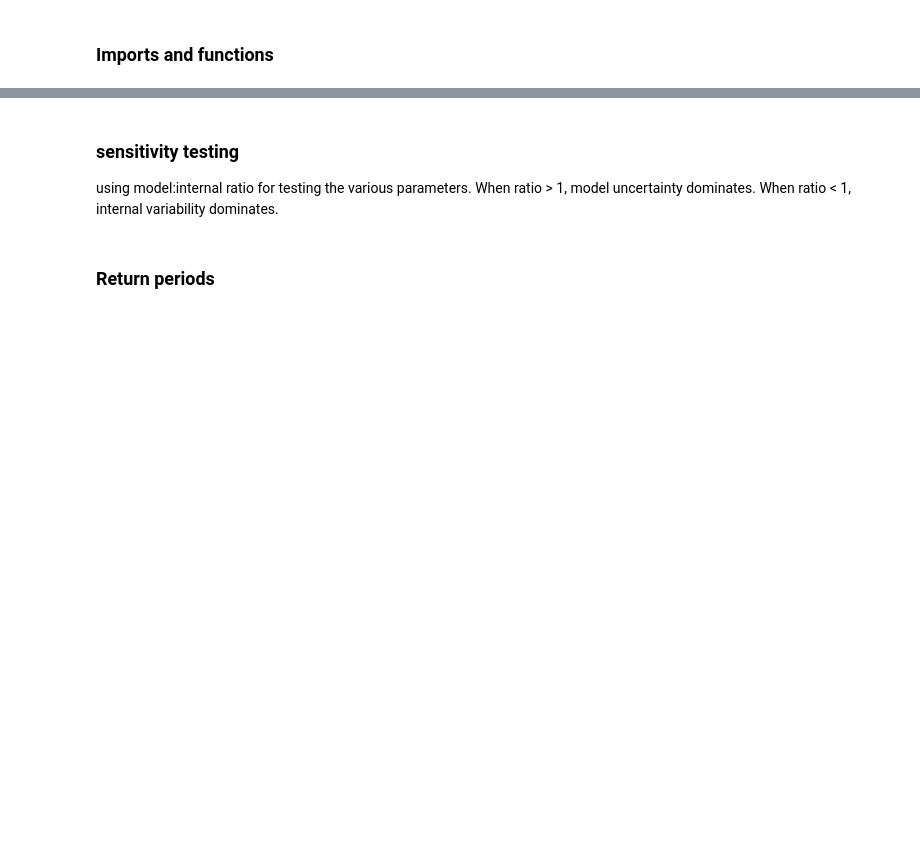
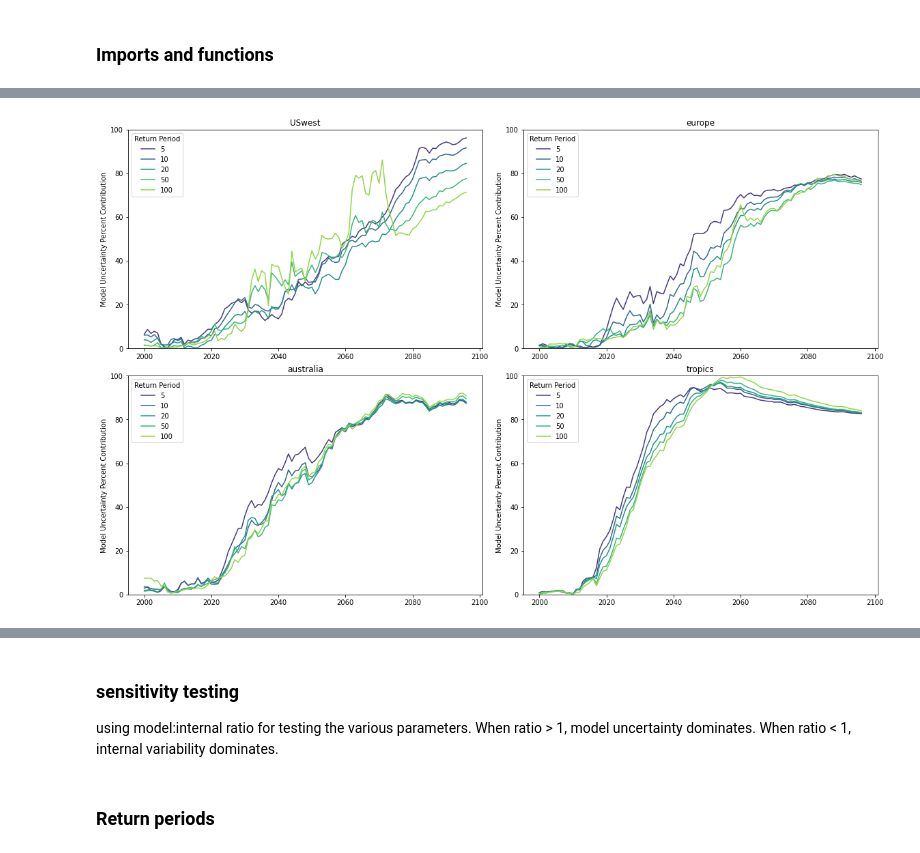
Before and after one commit to MackenzieBlanusa/InternalVariability, a Jupyter notebook: notebooks/SensitivityPlots.ipynb, the cells around one changed output, grey strips where cells are left out. Cells and saved outputs as stored; diff of their text form; code cells hidden in the pictures; blank space fills up the shorter version.

Commit message:
Added plots using global code

```diff
--- a/notebooks/SensitivityPlots.ipynb
+++ b/notebooks/SensitivityPlots.ipynb
@@ -37,10 +38,26 @@ def sensitivity_test(parameter,region,args):
+# %%
+def sensitivity_test(parameter,region,x_type,load,args):
+    values = args[parameter]
+    datasets = []
+    for i in values:
+        args[parameter] = i
+        region.compute_x(x_type=x_type,load=load,**args)
+        region.compute_LE()
+        region.compute_FIT()
+        internal = region.results
+        internal = internal.squeeze()
+        datasets.append(internal)
+    dataset = xr.concat(datasets, dim=values)
+    dataset['MTratio'] = (dataset.M_LE/dataset.T_LE)*100
+
+    return dataset
 # %%
-def sensitivity_allregions(parameter, args):
+def sensitivity_allregions(parameter,x_type,load,args):
     regions = [USwest,europe,australia,tropics]
     dss = []
     for r in regions:
         tmp_args = deepcopy(args)
-        ds = sensitivity_test(parameter=parameter,region=r,args=tmp_args)
+        ds = sensitivity_test(parameter=parameter,region=r,x_type=x_type,load=load,args=tmp_args)
         ds = ds.expand_dims('region')
         dss.append(ds)
     regions = ['USwest','europe','australia','tropics']
@@ -62,0 +108,10 @@ def extreme_internal_allregions(args):
+# %%
+test_return = sensitivity_allregions(parameter='return_period',
+                 x_type='quantile_return',
+                 load=False,
+                 args = {'return_period':[5,10,20,50,100],
+                            'coarsen':1,
+                            'consec_days':1,
+                            'rolling_average':10,
+                            'hist_slice':slice('1995','2014')
+                            })
@@ -62,0 +298,16 @@ def extreme_internal_allregions(args):
+# %%
+fig,ax = plt.subplots(nrows=2,ncols=2,constrained_layout=True,figsize=(16,10))
+colors = sns.color_palette("viridis", len(test_return.concat_dim))
+axes = [ax[0,0],ax[0,1],ax[1,0],ax[1,1]]
+regions = ['USwest','europe','australia','tropics']
+for axe,r in zip(axes,regions):
+    for i,m in enumerate(test_return.concat_dim):
+        axe.plot(test_return.sel(region=r,concat_dim=m).time,test_return.sel(region=r,concat_dim=m).MTratio,
+                c=colors[i])
+        labels=['5','10','20','50','100']
+        axe.legend(labels=labels,loc=2,title='Return Period')
+        axe.set_ylabel('Model Uncertainty Percent Contribution')
+        axe.set_title(r)
+        axe.set_ylim(0,100)
+# %% [output]
+[figure, added]
```
Also changed, not shown: parts of 28 cells of this notebook.
